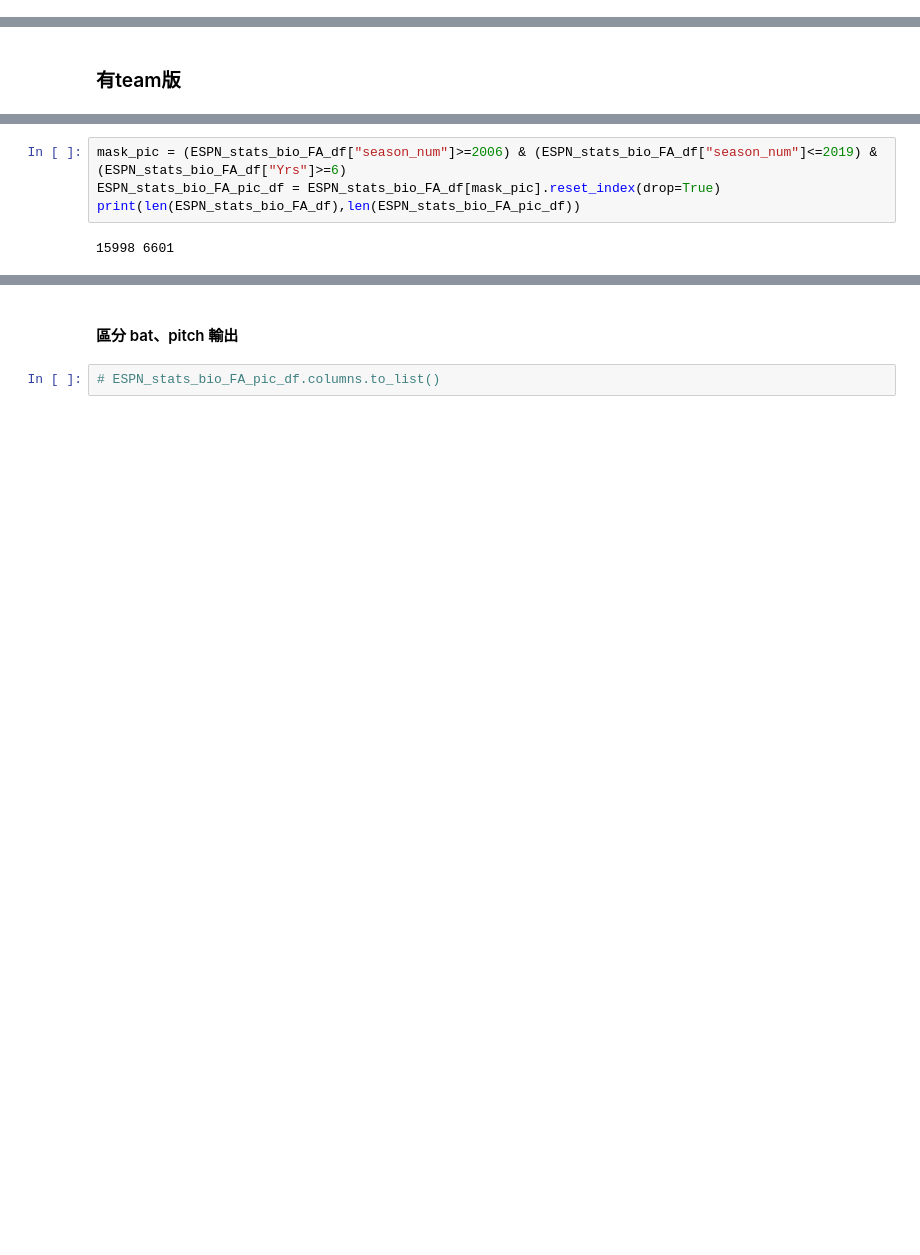
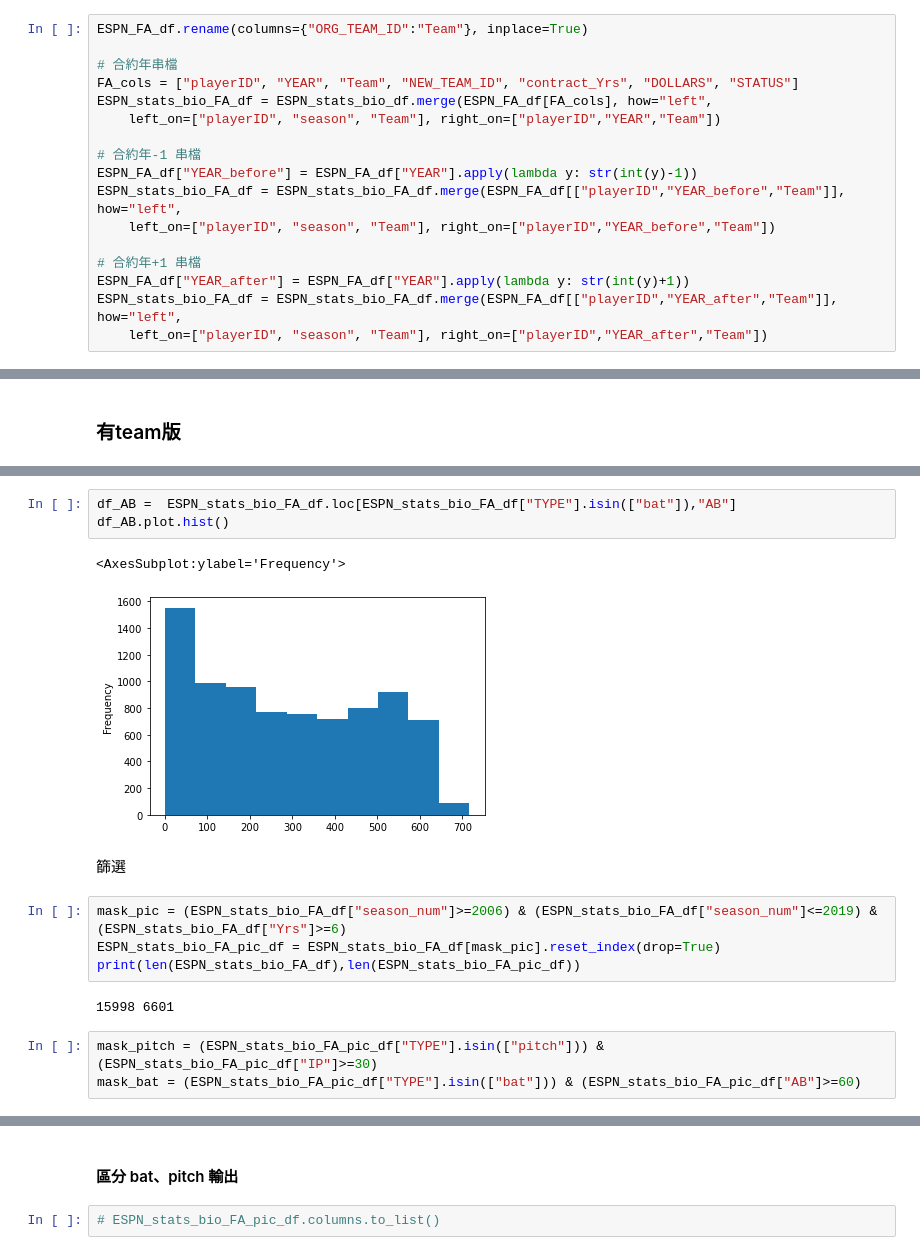
Before and after one commit to Jeff-Chen-Daguan/MLB_analysis, a Jupyter notebook: ESPN base 建模資料前處理.ipynb, the cells around one changed output, grey strips where cells are left out. Saved outputs shown, nothing was run; the diff lists cells and outputs as text; blank space fills up the shorter version.

```diff
--- a/ESPN base 建模資料前處理.ipynb
+++ b/ESPN base 建模資料前處理.ipynb
@@ -329,0 +325,17 @@ ESPN_stats_bio_FA_df = ESPN_stats_bio_df.merge(ESPN_FA_df[FA_cols], how="left",
+# %%
+ESPN_FA_df.rename(columns={"ORG_TEAM_ID":"Team"}, inplace=True)
+
+# 合約年串檔
+FA_cols = ["playerID", "YEAR", "Team", "NEW_TEAM_ID", "contract_Yrs", "DOLLARS", "STATUS"]
+ESPN_stats_bio_FA_df = ESPN_stats_bio_df.merge(ESPN_FA_df[FA_cols], how="left",
+    left_on=["playerID", "season", "Team"], right_on=["playerID","YEAR","Team"])
+
+# 合約年-1 串檔
+ESPN_FA_df["YEAR_before"] = ESPN_FA_df["YEAR"].apply(lambda y: str(int(y)-1))
+ESPN_stats_bio_FA_df = ESPN_stats_bio_FA_df.merge(ESPN_FA_df[["playerID","YEAR_before","Team"]], how="left",
+    left_on=["playerID", "season", "Team"], right_on=["playerID","YEAR_before","Team"])
+
+# 合約年+1 串檔
+ESPN_FA_df["YEAR_after"] = ESPN_FA_df["YEAR"].apply(lambda y: str(int(y)+1))
+ESPN_stats_bio_FA_df = ESPN_stats_bio_FA_df.merge(ESPN_FA_df[["playerID","YEAR_after","Team"]], how="left",
+    left_on=["playerID", "season", "Team"], right_on=["playerID","YEAR_after","Team"])
@@ -677,6 +733,17 @@ ESPN_stats_bio_FA_no_team_gp_df.loc[ESPN_stats_bio_FA_no_team_gp_df["K/BB"]>100,
+# %%
+df_AB =  ESPN_stats_bio_FA_df.loc[ESPN_stats_bio_FA_df["TYPE"].isin(["bat"]),"AB"]
+df_AB.plot.hist()
+# %% [output]
+<AxesSubplot:ylabel='Frequency'>
+[figure, added]
+# %% [markdown]
+篩選
 # %%
 mask_pic = (ESPN_stats_bio_FA_df["season_num"]>=2006) & (ESPN_stats_bio_FA_df["season_num"]<=2019) & (ESPN_stats_bio_FA_df["Yrs"]>=6)
 ESPN_stats_bio_FA_pic_df = ESPN_stats_bio_FA_df[mask_pic].reset_index(drop=True)
 print(len(ESPN_stats_bio_FA_df),len(ESPN_stats_bio_FA_pic_df))
 # %% [output]
 15998 6601
+# %%
+mask_pitch = (ESPN_stats_bio_FA_pic_df["TYPE"].isin(["pitch"])) & (ESPN_stats_bio_FA_pic_df["IP"]>=30)
+mask_bat = (ESPN_stats_bio_FA_pic_df["TYPE"].isin(["bat"])) & (ESPN_stats_bio_FA_pic_df["AB"]>=60)
```
Also changed, not shown: parts of 31 cells of this notebook, 1 other file.
